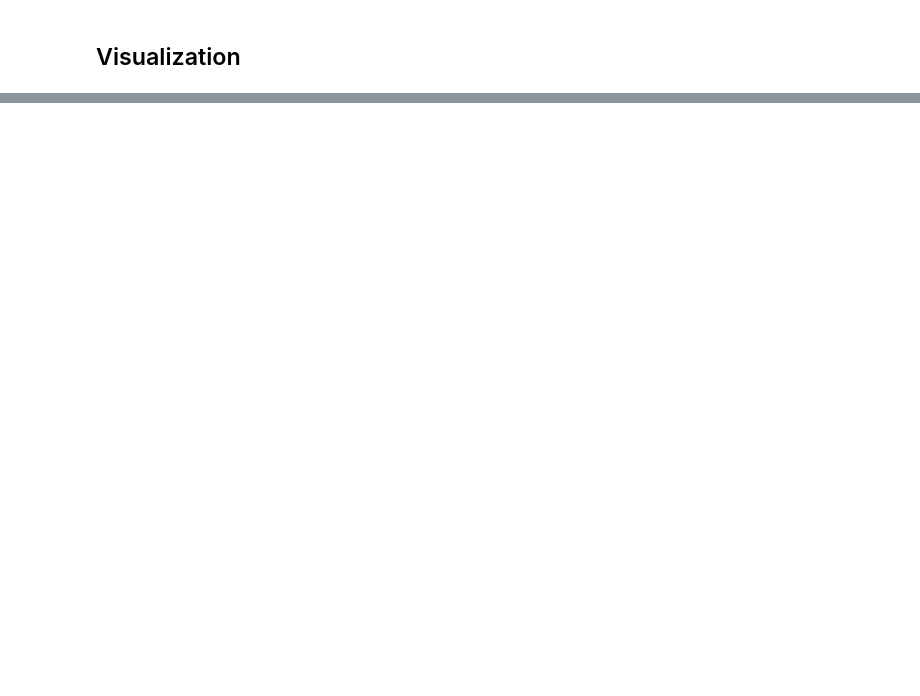
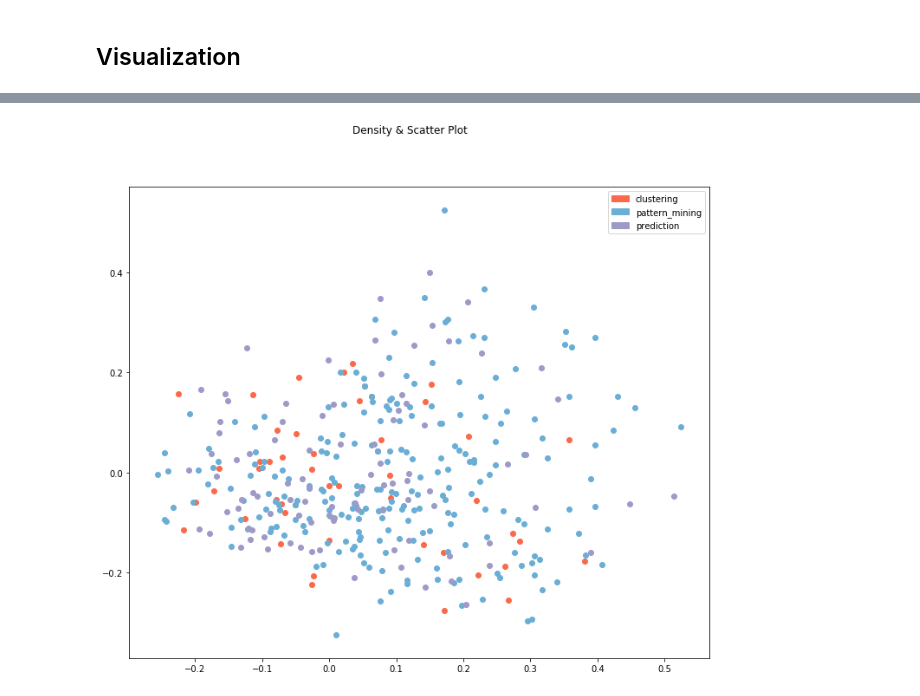
Before and after one commit to rsmttud/Recommender-System, a Jupyter notebook: notebooks/Noisy Clustering.ipynb, the cells around one changed output, grey strips where cells are left out. Saved outputs shown, nothing was run; the diff lists cells and outputs as text; code cells hidden in the pictures; blank space fills up the shorter version.

```diff
--- a/notebooks/Noisy Clustering.ipynb
+++ b/notebooks/Noisy Clustering.ipynb
@@ -177,0 +239,2 @@ for name, group in groups:
+# %%
+clusters = df.groupby("class")
@@ -177,0 +243,4 @@ for name, group in groups:
+# %%
+for _class, data in clusters:
+    embeddings = [x for x in df["embedding"]]
+    print("{} variance: {}".format(_class,np.var(np.array(embeddings))))
@@ -177,0 +262,5 @@ for name, group in groups:
+# %%
+x = 0
+for _class, group in clusters:
+    models[x].fit(group["embeddi"])
+    x += 1
@@ -177,0 +275,2 @@ for name, group in groups:
+# %%
+outlier_df = df[cluster_model.labels_==-1]
@@ -177,0 +320,23 @@ for name, group in groups:
+# %%
+%matplotlib inline
+import matplotlib.patches as mpatches
+
+
+cmaps = ["Reds", "Blues", "Purples","Greens","cool", "Greys","Rainbow"]
+colors = ["red", "blue", "purple", "green", "", "grey"]
+groups = outlier_df.groupby("class")
+counter = 0
+
+fig = plt.figure(figsize = (12,10))
+fig.suptitle("Density & Scatter Plot")
+ax_2 = fig.add_subplot(1,1,1)
+
+labels = []
+for name, group in groups:
+    color_from_cmap = matplotlib.cm.get_cmap(cmaps[counter])(0.5)
+    ax_2.scatter(group.a, group.b, color = color_from_cmap)
+    labels.append(mpatches.Patch(color=color_from_cmap, label=name))
+    counter +=1
+legend = plt.legend(handles = labels)
+# %% [output]
+[figure, added]
```
Also changed, not shown: parts of 24 cells of this notebook.
